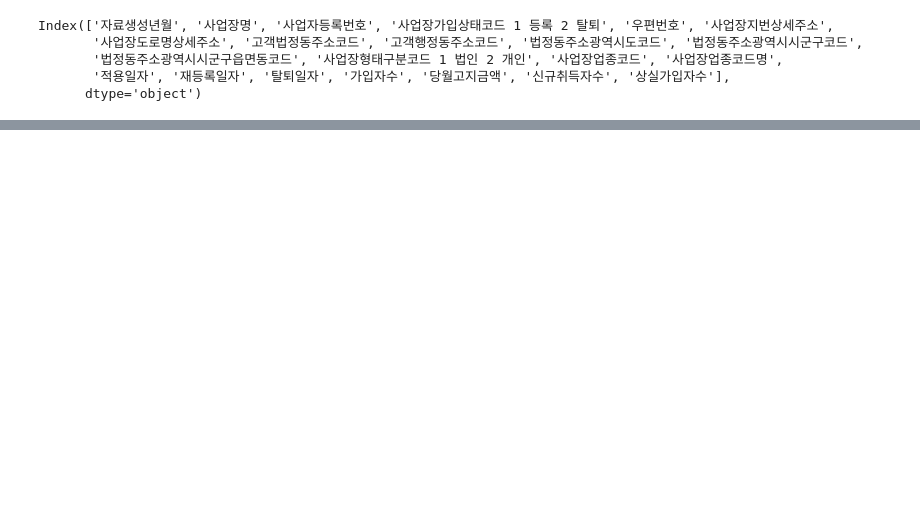
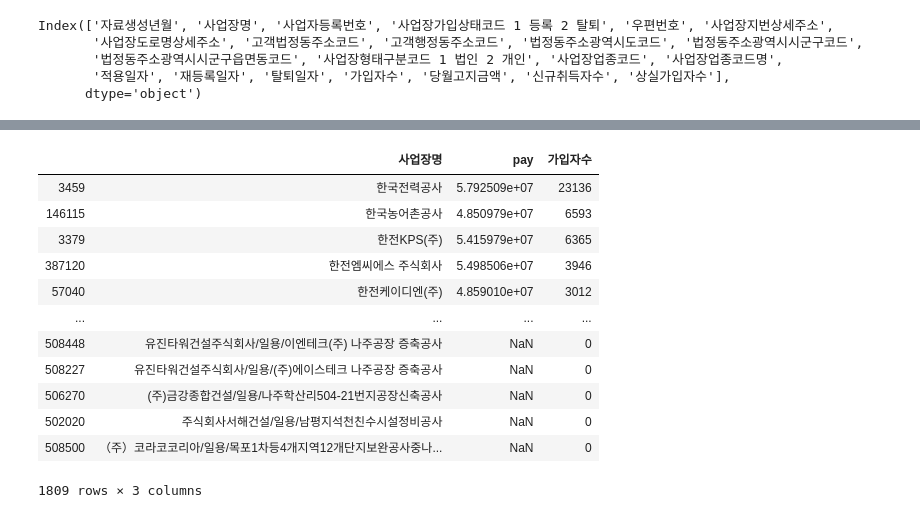
Before and after one commit to parkeunsang/toy_projects, a Jupyter notebook: salary/salary.ipynb, the cells around one changed output, grey strips where cells are left out. Cells and saved outputs as stored; diff of their text form; code cells hidden in the pictures; blank space fills up the shorter version.

```diff
--- a/salary/salary.ipynb
+++ b/salary/salary.ipynb
@@ -147,0 +104,16 @@ z
+# %%
+salary[salary['code'] == '46170'].sort_values('가입자수', ascending=False)[['사업장명', 'pay', '가입자수']]  # 나주시
+# %% [output]
+|  | 사업장명 | pay | 가입자수 |
+| 3459 | 한국전력공사 | 5.792509e+07 | 23136 |
+| 146115 | 한국농어촌공사 | 4.850979e+07 | 6593 |
+| 3379 | 한전KPS(주) | 5.415979e+07 | 6365 |
+| 387120 | 한전엠씨에스 주식회사 | 5.498506e+07 | 3946 |
+| 57040 | 한전케이디엔(주) | 4.859010e+07 | 3012 |
+| ... | ... | ... | ... |
+| 508448 | 유진타워건설주식회사/일용/이엔테크(주) 나주공장 증축공사 | NaN | 0 |
+| 508227 | 유진타워건설주식회사/일용/(주)에이스테크 나주공장 증축공사 | NaN | 0 |
+| 506270 | (주)금강종합건설/일용/나주학산리504-21번지공장신축공사 | NaN | 0 |
+| 502020 | 주식회사서해건설/일용/남평지석천친수시설정비공사 | NaN | 0 |
+| 508500 | （주）코라코코리아/일용/목포1차등4개지역12개단지보완공사중나... | NaN | 0 |
+1809 rows × 3 columns
```
Also changed, not shown: parts of 54 cells of this notebook.
